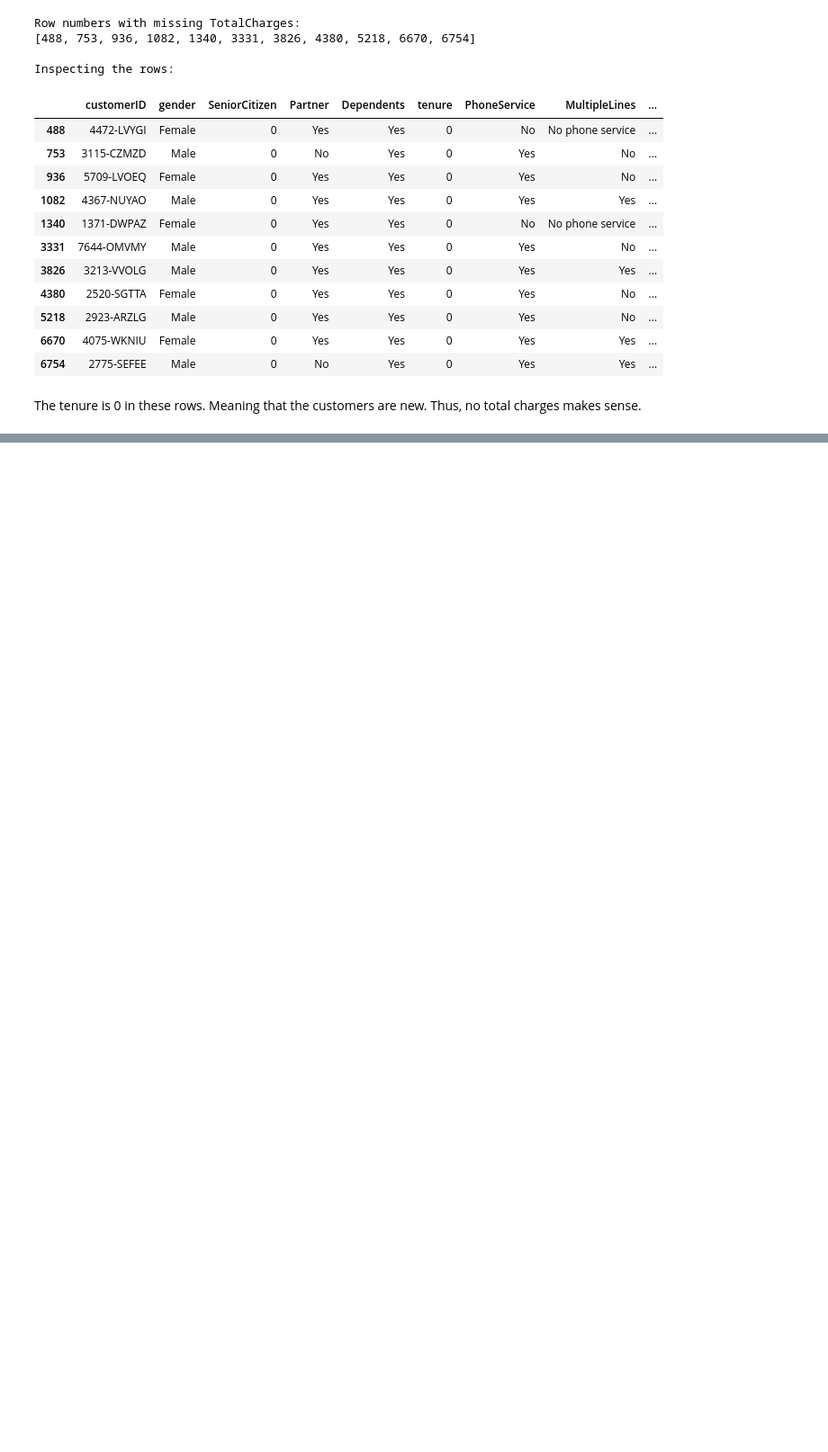
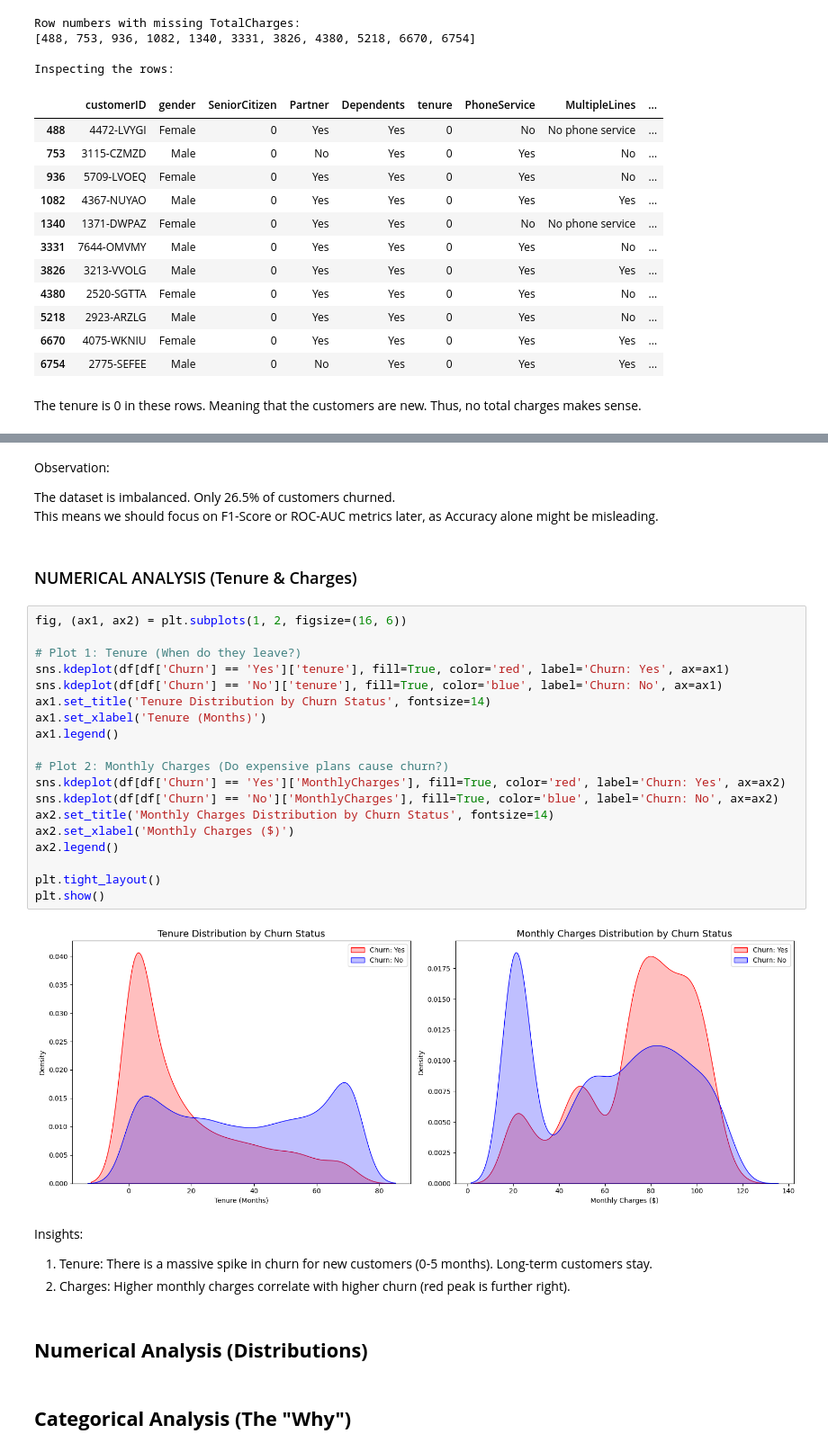
Before and after one commit to scythe410/telco-customer-churn-analysis, a Jupyter notebook: notebooks/exploratory/01-eda-and-visualization.ipynb, the cells around one changed output, grey strips where cells are left out. Shown: that part at 90% size. Cells and saved outputs as stored; diff of their text form; blank space fills up the shorter version.

```diff
--- a/notebooks/exploratory/01-eda-and-visualization.ipynb
+++ b/notebooks/exploratory/01-eda-and-visualization.ipynb
@@ -175,0 +200,37 @@ Remaining missing values: 0
+# %% [markdown]
+Observation:
+
+The dataset is imbalanced. Only 26.5% of customers churned.<br>
+This means we should focus on F1-Score or ROC-AUC metrics later, as Accuracy alone might be misleading.
+# %% [markdown]
+### NUMERICAL ANALYSIS (Tenure & Charges)
+# %%
+fig, (ax1, ax2) = plt.subplots(1, 2, figsize=(16, 6))
+
+# Plot 1: Tenure (When do they leave?)
+sns.kdeplot(df[df['Churn'] == 'Yes']['tenure'], fill=True, color='red', label='Churn: Yes', ax=ax1)
+sns.kdeplot(df[df['Churn'] == 'No']['tenure'], fill=True, color='blue', label='Churn: No', ax=ax1)
+ax1.set_title('Tenure Distribution by Churn Status', fontsize=14)
+ax1.set_xlabel('Tenure (Months)')
+ax1.legend()
+
+# Plot 2: Monthly Charges (Do expensive plans cause churn?)
+sns.kdeplot(df[df['Churn'] == 'Yes']['MonthlyCharges'], fill=True, color='red', label='Churn: Yes', ax=ax2)
+sns.kdeplot(df[df['Churn'] == 'No']['MonthlyCharges'], fill=True, color='blue', label='Churn: No', ax=ax2)
+ax2.set_title('Monthly Charges Distribution by Churn Status', fontsize=14)
+ax2.set_xlabel('Monthly Charges ($)')
+ax2.legend()
+
+plt.tight_layout()
+plt.show()
+# %% [output]
+[figure, added]
+# %% [markdown]
+Insights:
+
+1. Tenure: There is a massive spike in churn for new customers (0-5 months). Long-term customers stay.
+2. Charges: Higher monthly charges correlate with higher churn (red peak is further right).
+# %% [markdown]
+## <b>Numerical Analysis (Distributions)</b>
+# %% [markdown]
+## <b>Categorical Analysis (The "Why")</b>
```
Also changed, not shown: parts of 13 cells of this notebook.
